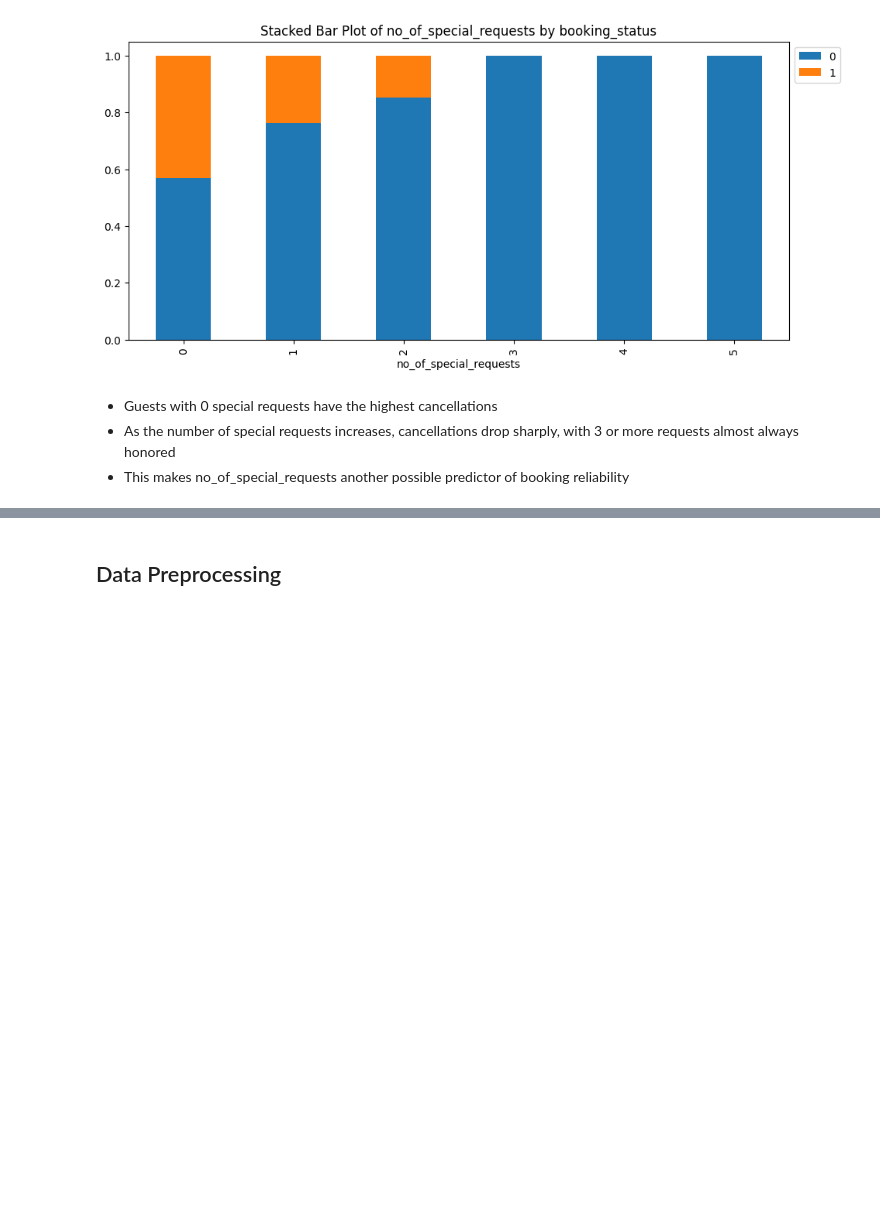
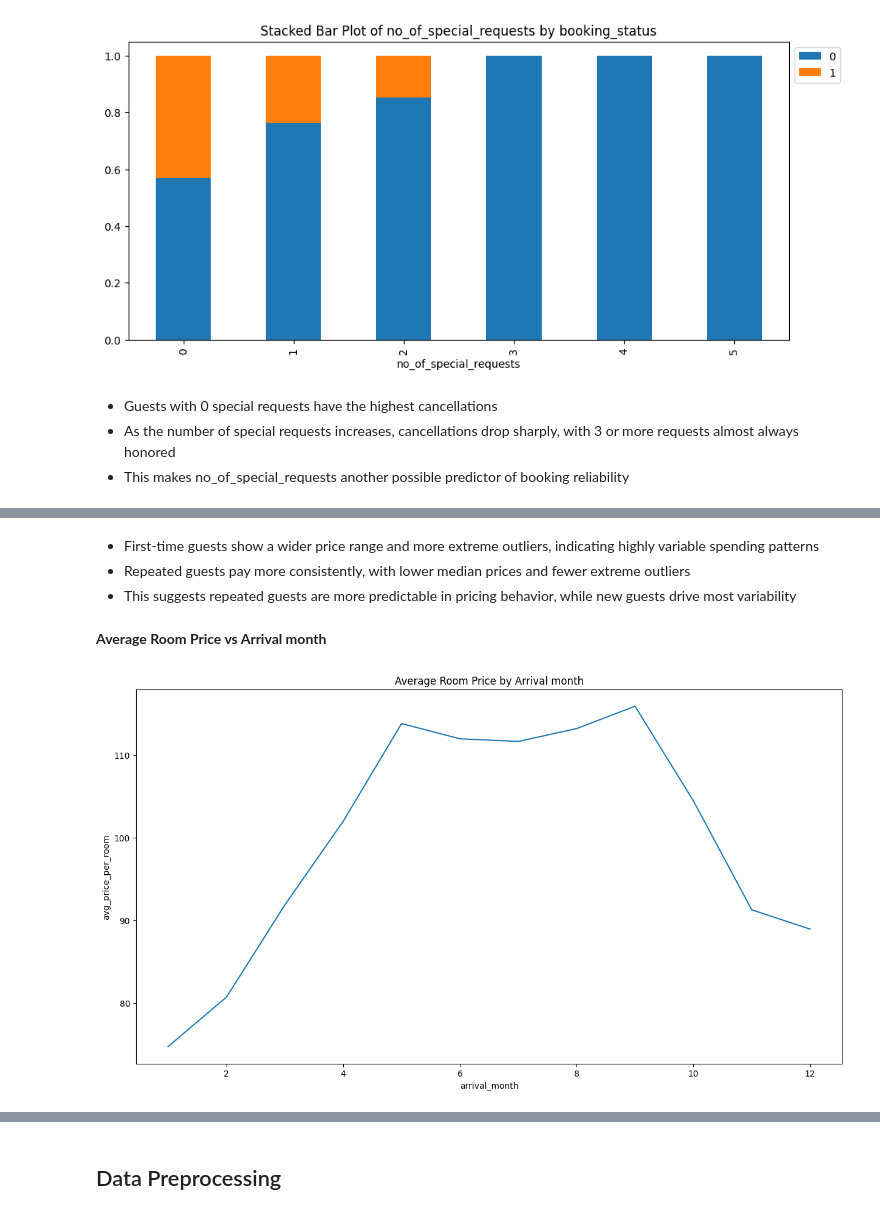
Before and after one commit to akatjizeu/Data-Science, a Jupyter notebook: deakin-bridging/ML2/ML2_INN_Full_code_Learner_notebook.ipynb, the cells around one changed output, grey strips where cells are left out. Saved outputs shown, nothing was run; the diff lists cells and outputs as text; code cells hidden in the pictures; blank space fills up the shorter version.

```diff
--- a/deakin-bridging/ML2/ML2_INN_Full_code_Learner_notebook.ipynb
+++ b/deakin-bridging/ML2/ML2_INN_Full_code_Learner_notebook.ipynb
@@ -1251,0 +1270,13 @@ All                     24390  11885  36275
+# %% [markdown]
+* First-time guests show a wider price range and more extreme outliers, indicating highly variable spending patterns
+* Repeated guests pay more consistently, with lower median prices and fewer extreme outliers
+* This suggests repeated guests are more predictable in pricing behavior, while new guests drive most variability
+# %% [markdown]
+**Average Room Price vs Arrival month**
+# %%
+plt.figure(figsize = (15,8))
+sns.lineplot(x=hotel["arrival_month"],y=hotel["avg_price_per_room"],  ci=None);
+plt.title('Average Room Price by Arrival month')
+plt.show();
+# %% [output]
+[figure, added]
```
Also changed, not shown: parts of 26 cells of this notebook.
